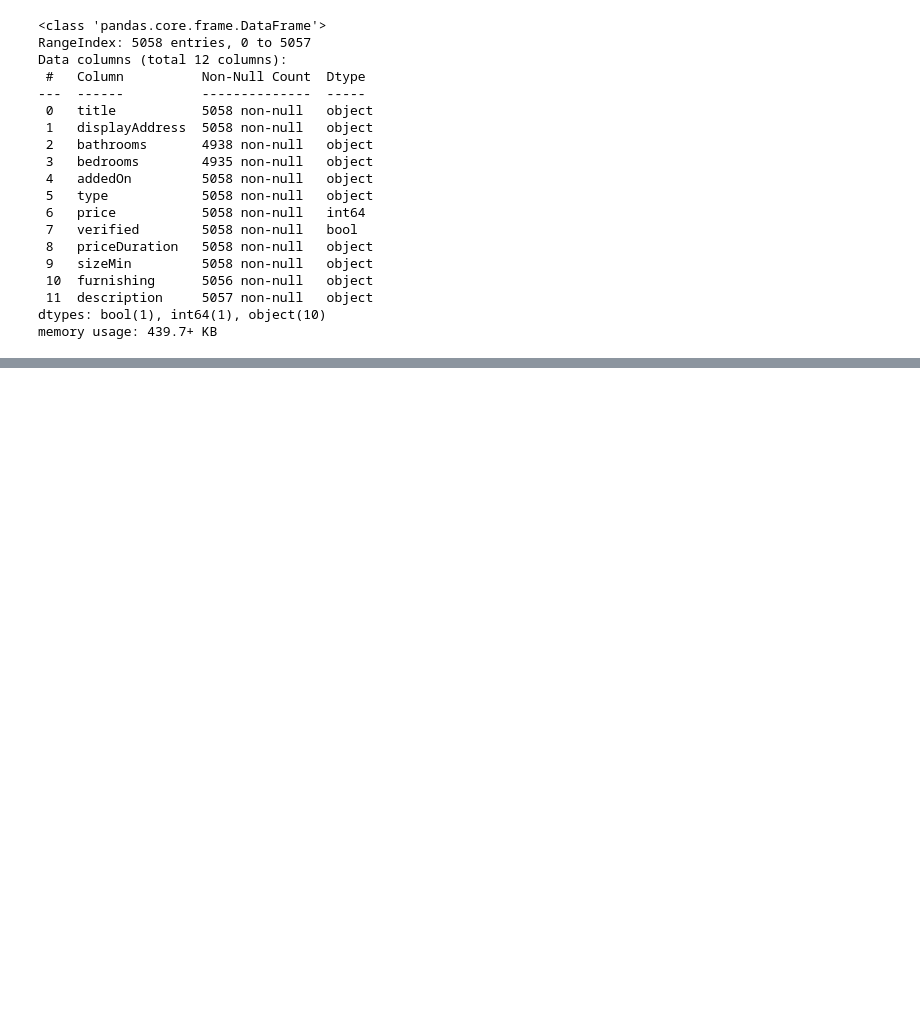
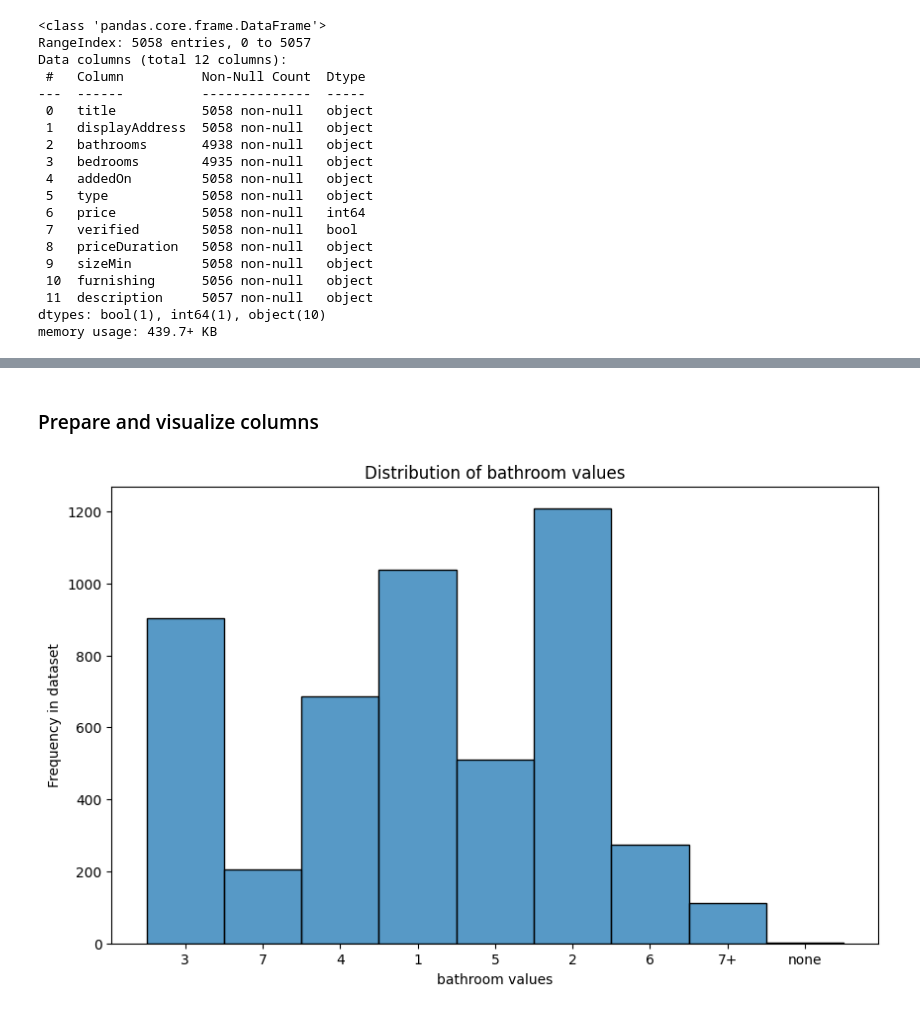
Before and after one commit to Mike812/kaggle, a Jupyter notebook: real_estate/RealEstate.ipynb, the cells around one changed output, grey strips where cells are left out. Cells and saved outputs as stored; diff of their text form; code cells hidden in the pictures; blank space fills up the shorter version.

```diff
--- a/real_estate/RealEstate.ipynb
+++ b/real_estate/RealEstate.ipynb
@@ -51,0 +73,12 @@ memory usage: 439.7+ KB
+# %% [markdown]
+### Prepare and visualize columns
+# %%
+# not numerical due to 7+
+plt.figure(figsize=(10, 6))
+sns.histplot(data=real_estate_data, x='bathrooms')
+plt.title('Distribution of bathroom values')
+plt.xlabel('bathroom values')
+plt.ylabel('Frequency in dataset')
+plt.show()
+# %% [output]
+[figure, added]
```
Also changed, not shown: parts of 14 cells of this notebook, 7 other files.
